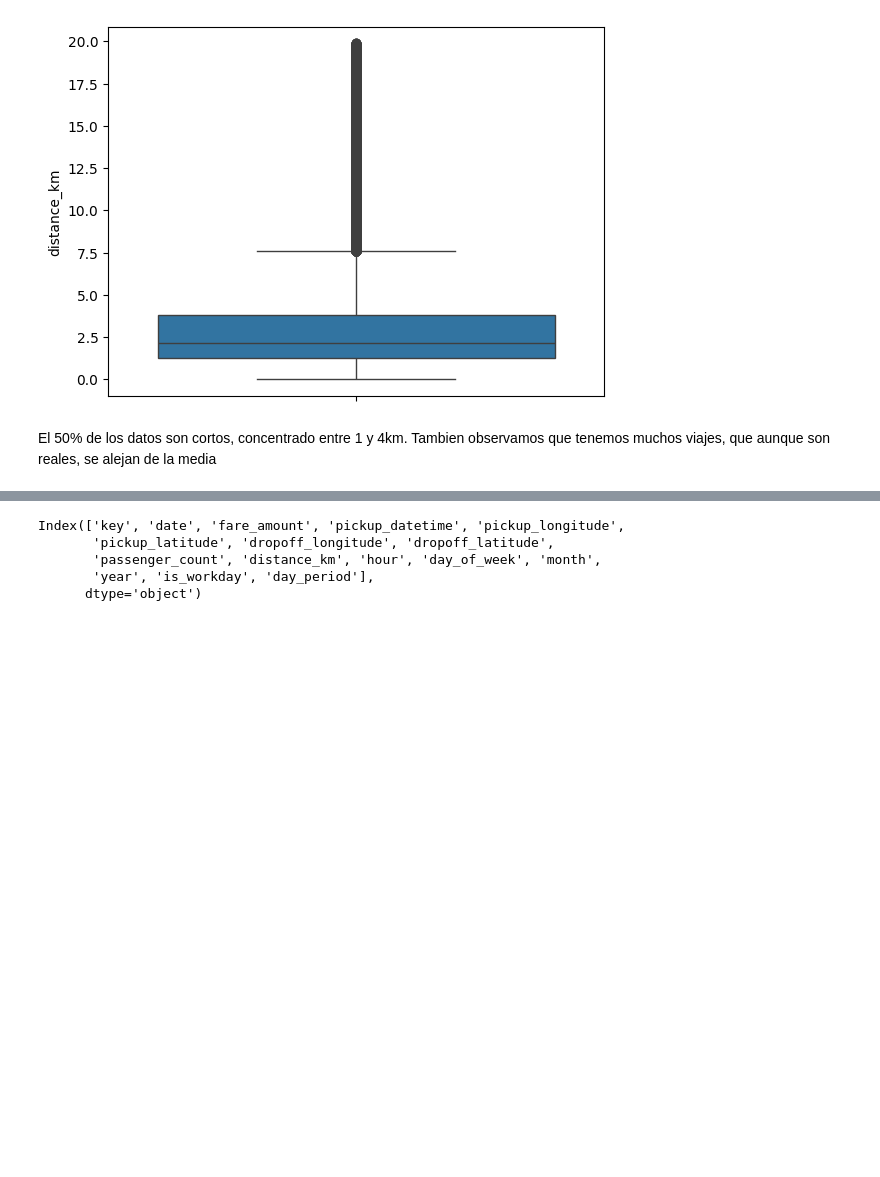
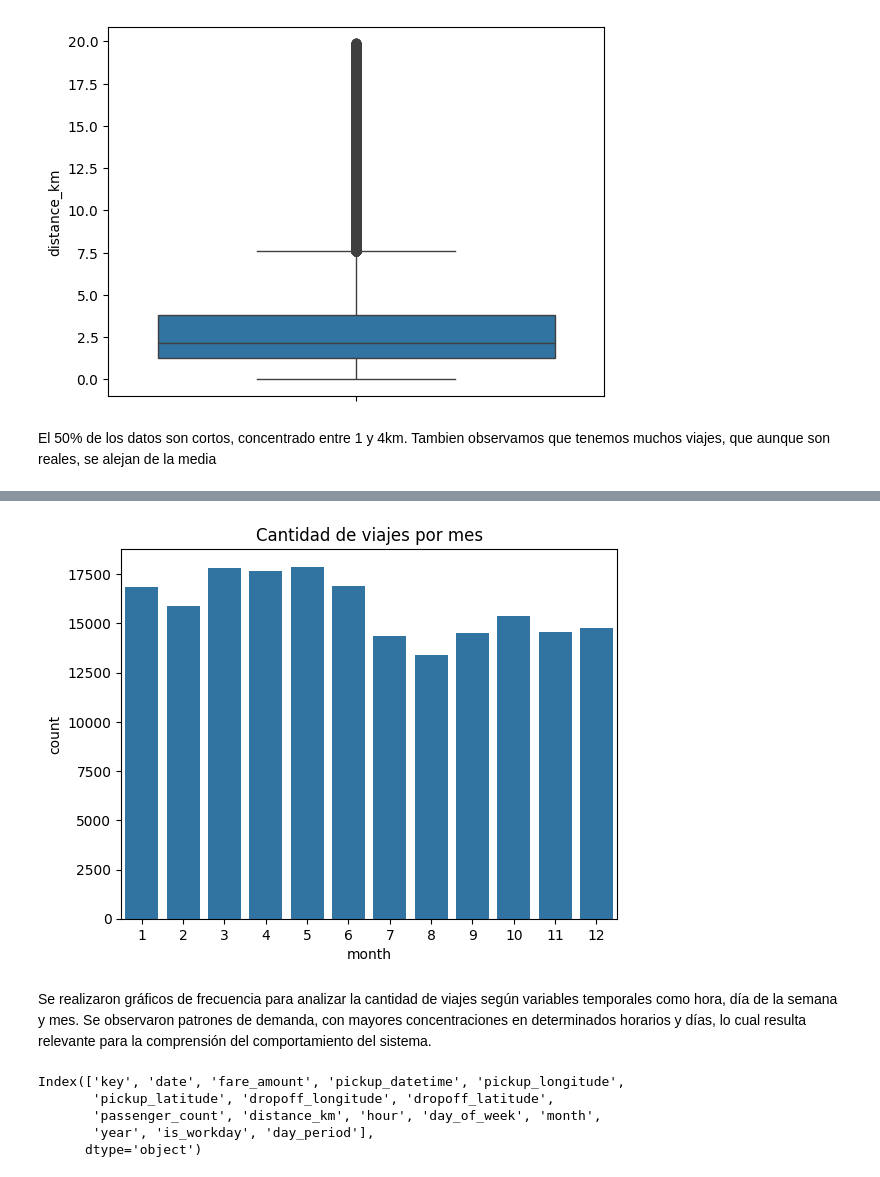
Before and after one commit to luciajaureguiheisterborg-eng/AA1-TUIA-2026C1-Jauregui-Narvaez-Nebbia, a Jupyter notebook: TP-regresion-AA1.ipynb, the cells around one changed output, grey strips where cells are left out. Drawn from its saved outputs; the diff is of its cells as text; code cells hidden in the pictures; blank space fills up the shorter version.

```diff
--- a/TP-regresion-AA1.ipynb
+++ b/TP-regresion-AA1.ipynb
@@ -363,3 +378,11 @@ El 50% de los datos son cortos, concentrado entre 1 y 4km. Tambien observamos qu
+# %%
+sns.countplot(x=df["month"])
+plt.title("Cantidad de viajes por mes")
+plt.show()
+# %% [output]
+[figure, added]
+# %% [markdown]
+Se realizaron gráficos de frecuencia para analizar la cantidad de viajes según variables temporales como hora, día de la semana y mes. Se observaron patrones de demanda, con mayores concentraciones en determinados horarios y días, lo cual resulta relevante para la comprensión del comportamiento del sistema.
 # %%
 df.columns
 # %% [output]
```
Also changed, not shown: parts of 15 cells of this notebook.
